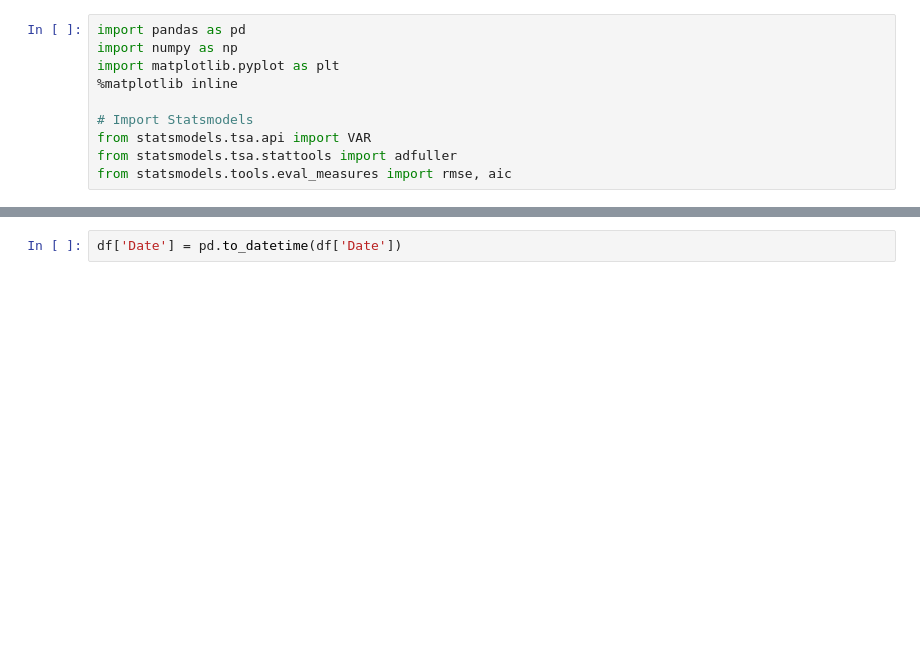
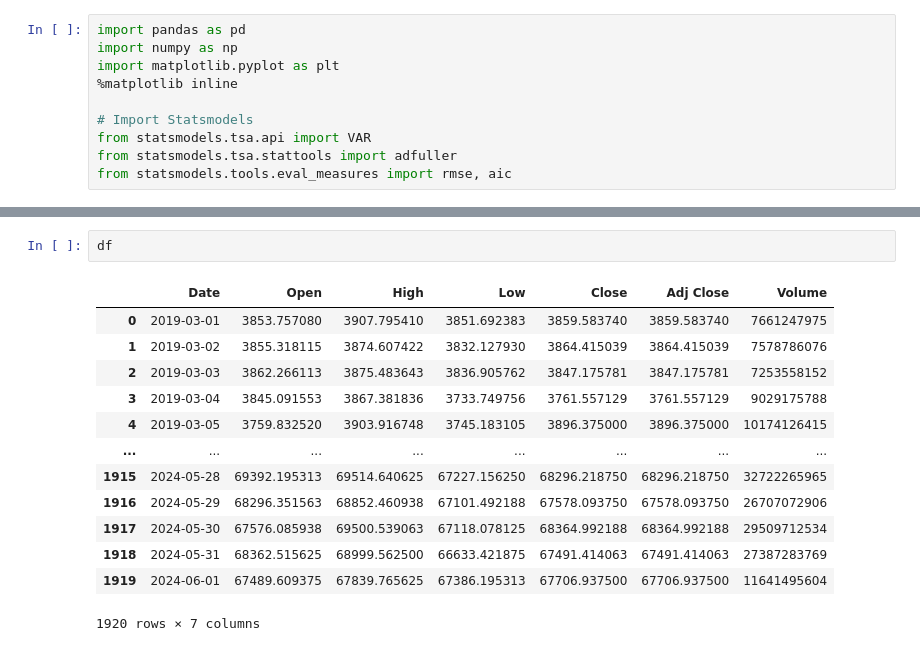
Before and after one commit to Kao2-03/IS403_O21_17, a Jupyter notebook: Model/VAR/Team17_Var_BTC.ipynb, the cells around one changed output, grey strips where cells are left out. Cells and saved outputs as stored; diff of their text form; blank space fills up the shorter version.

```diff
--- a/Model/VAR/Team17_Var_BTC.ipynb
+++ b/Model/VAR/Team17_Var_BTC.ipynb
@@ -20,8 +28,22 @@ df.head()
 | 2 | 2019-03-03 | 3862.266113 | 3875.483643 | 3836.905762 | 3847.175781 | 3847.175781 | 7253558152 |
 | 3 | 2019-03-04 | 3845.091553 | 3867.381836 | 3733.749756 | 3761.557129 | 3761.557129 | 9029175788 |
 | 4 | 2019-03-05 | 3759.832520 | 3903.916748 | 3745.183105 | 3896.375000 | 3896.375000 | 10174126415 |
-# %%
-df['Date'] = pd.to_datetime(df['Date'])
+# %%
+df
+# %% [output]
+|  | Date | Open | High | Low | Close | Adj Close | Volume |
+| 0 | 2019-03-01 | 3853.757080 | 3907.795410 | 3851.692383 | 3859.583740 | 3859.583740 | 7661247975 |
+| 1 | 2019-03-02 | 3855.318115 | 3874.607422 | 3832.127930 | 3864.415039 | 3864.415039 | 7578786076 |
+| 2 | 2019-03-03 | 3862.266113 | 3875.483643 | 3836.905762 | 3847.175781 | 3847.175781 | 7253558152 |
+| 3 | 2019-03-04 | 3845.091553 | 3867.381836 | 3733.749756 | 3761.557129 | 3761.557129 | 9029175788 |
+| 4 | 2019-03-05 | 3759.832520 | 3903.916748 | 3745.183105 | 3896.375000 | 3896.375000 | 10174126415 |
+| ... | ... | ... | ... | ... | ... | ... | ... |
+| 1915 | 2024-05-28 | 69392.195313 | 69514.640625 | 67227.156250 | 68296.218750 | 68296.218750 | 32722265965 |
+| 1916 | 2024-05-29 | 68296.351563 | 68852.460938 | 67101.492188 | 67578.093750 | 67578.093750 | 26707072906 |
+| 1917 | 2024-05-30 | 67576.085938 | 69500.539063 | 67118.078125 | 68364.992188 | 68364.992188 | 29509712534 |
+| 1918 | 2024-05-31 | 68362.515625 | 68999.562500 | 66633.421875 | 67491.414063 | 67491.414063 | 27387283769 |
+| 1919 | 2024-06-01 | 67489.609375 | 67839.765625 | 67386.195313 | 67706.937500 | 67706.937500 | 11641495604 |
+1920 rows × 7 columns
 # %%
 fig, axes = plt.subplots(nrows=7, ncols=1, dpi=120, figsize=(10,10))
 for i, ax in enumerate(axes.flatten()):
```
Also changed, not shown: parts of 23 cells of this notebook, 5 other files.
